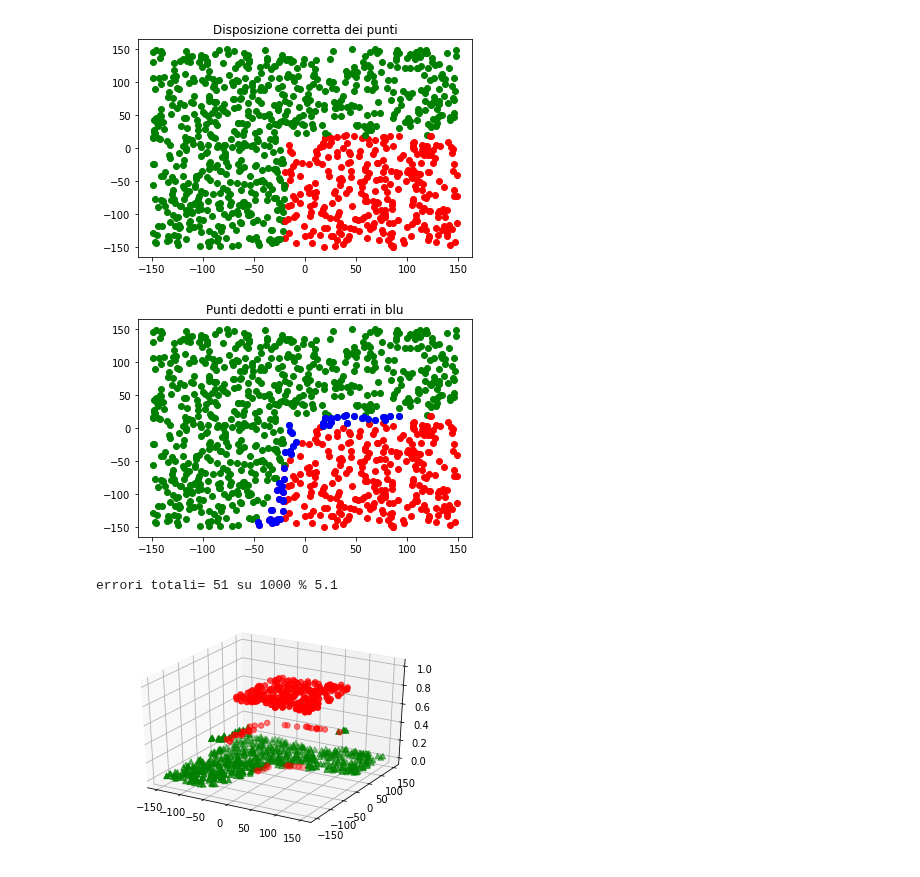
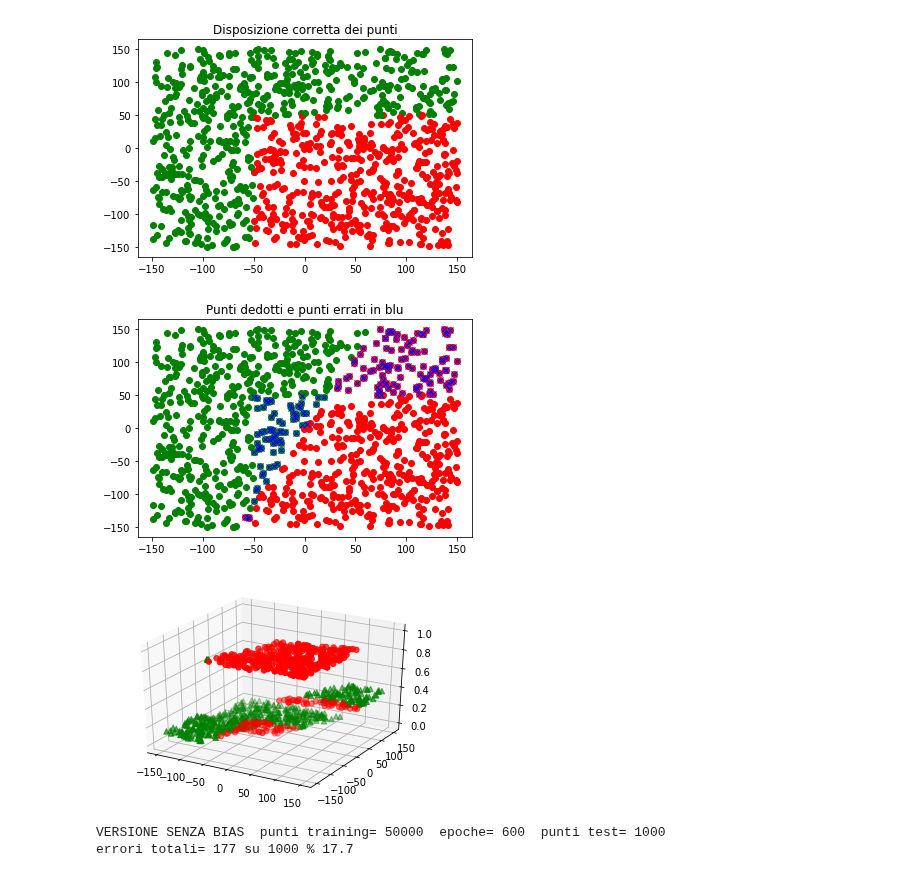
Before and after one commit to stefanoridolfi/Coding_ML, a Jupyter notebook: 2_level_no_Bias.ipynb, the cells around one changed output. Saved outputs shown, nothing was run; the diff lists cells and outputs as text; code cells hidden in the pictures.

```diff
--- a/2_level_no_Bias.ipynb
+++ b/2_level_no_Bias.ipynb
@@ -4,6 +4,7 @@
 
 
 # VERSIONE SENZA BIAS
+commento="VERSIONE SENZA BIAS"
 import matplotlib.pyplot as plt
 import random
 import numpy as np
@@ -34,7 +35,7 @@ def posizione(punto,xa,xb,ya,yb):
     return out,formato
 
 def posizione_neurale(p):
-    if p>0.5:
+    if p>0.2:
       formato = 'ro'
       out=1
     else:
@@ -55,11 +56,11 @@ L'output Z ha dimensioni 1. La matrice dei pesi da Y a Z,matrice Who,  ha dimens
 '''
 #Creo punti Input per training. Per ogni punto aggiungo un campo che vale 1 se il punto è nel quadrato, 0 se è fuori. Nel disegno 1 è punto rosso 0 è punto verde
 # defnisco contorni del quadrato
-xa=-20
-xb=20
-ya=-20
-yb=20
-learning_rate=0.2
+xa=-50
+xb=50
+ya=-50
+yb=50
+learning_rate=0.3
 n=50000
 training_set=[]
 # Set di trainig formato da n punti
@@ -77,7 +78,7 @@ Who=6*np.random.random((1,4))-3
 # Inizializzo i valori dell'input con una lista. X=(x1,x2).
 
 ###############TRAINING################################
-epoche=300
+epoche=600
 for e in range(1,epoche):
   for punto in training_set:
     X=(punto[0],punto[1])
@@ -184,7 +185,7 @@ for punto in test_set:
    #plt.plot(punto[0],punto[1],posizione_neurale(Z_act)[1])
    #print("Posizione, Z_act,Neurale, Errore Assoluto=",posizione(punto,xa,xb,ya,yb)[0],":",Z_act,":",posizione_neurale(Z_act)[0],":",posizione(punto,xa,xb,ya,yb)[0]-Z_act)
    if posizione_neurale(Z_act)[0]!=posizione(punto,xa,xb,ya,yb)[0]:
-     plt.plot(punto[0],punto[1], 'bo')
+     plt.plot(punto[0],punto[1], 'bx')
      #pint("Z_act:formato neurale, output neurale, posizione corretta",Z_act,posizione_neurale(Z_act)[1],",",posizione_neurale(Z_act)[0],posizione(punto,xa,xb,ya,yb)[0])
      errori_tot=errori_tot+1
 plt.title("Punti dedotti e punti errati in blu")
@@ -192,38 +193,38 @@ plt.show()
 
 Px_in=np.array(Px_in)
 Px_out=np.array(Px_out)
 Py_in=np.array(Py_in)
 Py_out=np.array(Py_out)
 Zgraph_in=np.array(Zgraph_in)
 Zgraph_out=np.array(Zgraph_out)
 #Px_in=Px_in.reshape(t+1,1)
 #Py_out=Py_out.reshape(t+1,1)
 #Px_in=Px_out.reshape(t+1,1)
 #Py_out=PY_out.reshape(t+1,1)
 #Zgraph_in=Zgraph_in.reshape(t+1,1)
 #Zgraph_out=Zgraph_out.reshape(t+1,1)
 #print("inside=",len(Px_in))
 #print("outside=",len(Px_out))
 
-print("errori totali=",errori_tot, "su", t, "%",(errori_tot/t)*100)
+
 
 fig = plt.figure()
 ax = fig.gca(projection='3d')
 xdata = Px_in
 ydata = Py_in
 zdata = Zgraph_in
 ax.scatter3D(xdata, ydata, zdata, s=30, c='r', marker='o');
 xdata = Px_out
 ydata = Py_out
 zdata = Zgraph_out
 ax.scatter3D(xdata, ydata, zdata, s=30, c='g', marker='^');
-
-
 # Plot the surface.
-
 plt.show()
+print(commento," punti training=",n," epoche=",epoche," punti test=",t)
+print("errori totali=",errori_tot, "su", t, "%",(errori_tot/t)*100)
 # %% [output]
-[figure, old version]
+[figure, new version]
-[figure, old version]
+[figure, new version]
+[figure, new version]
-errori totali= 51 su 1000 % 5.1
+VERSIONE SENZA BIAS  punti training= 50000  epoche= 600  punti test= 1000
+errori totali= 177 su 1000 % 17.7
-[figure, old version]
```
